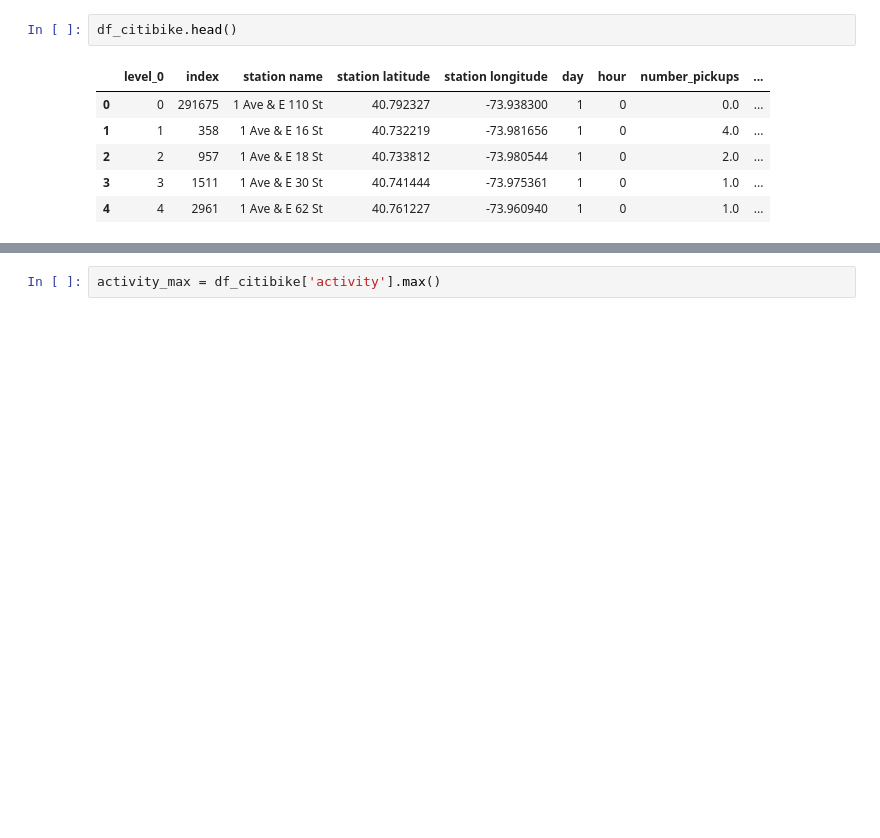
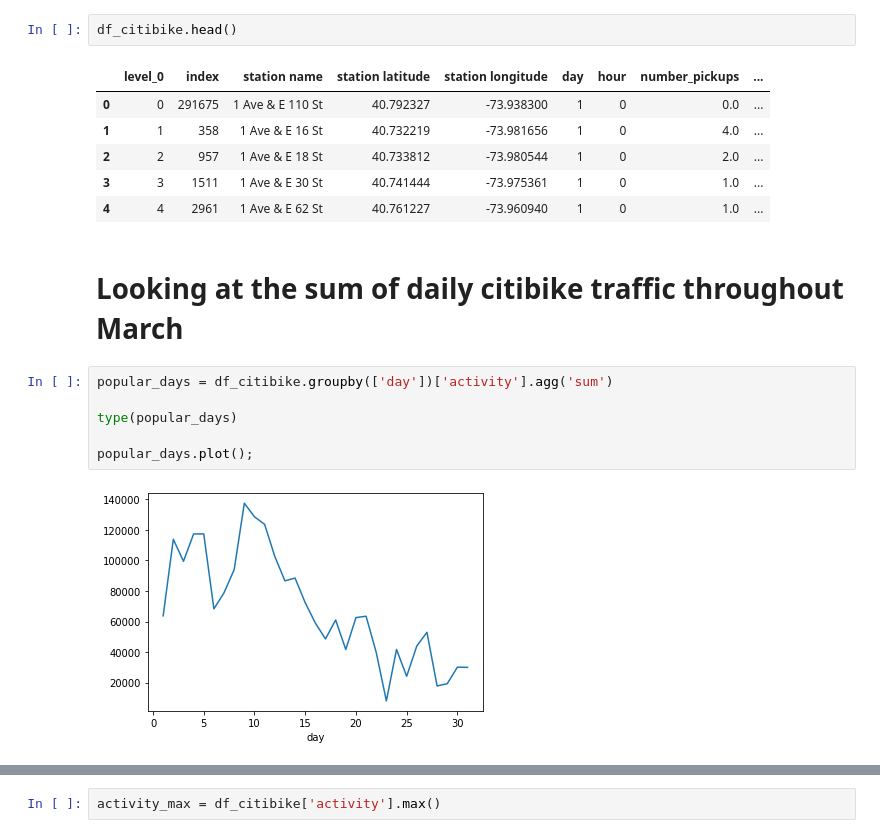
Before and after one commit to annaguidi/citibike_ridership_timelapse, a Jupyter notebook: final project.ipynb, the cells around one changed output, grey strips where cells are left out. Drawn from its saved outputs; the diff is of its cells as text; blank space fills up the shorter version.

```diff
--- a/final project.ipynb
+++ b/final project.ipynb
@@ -261,3 +249,13 @@ df_citibike.head()
 | 2 | 2 | 957 | 1 Ave & E 18 St | 40.733812 | -73.980544 | 1 | 0 | 2.0 | ... |
 | 3 | 3 | 1511 | 1 Ave & E 30 St | 40.741444 | -73.975361 | 1 | 0 | 1.0 | ... |
 | 4 | 4 | 2961 | 1 Ave & E 62 St | 40.761227 | -73.960940 | 1 | 0 | 1.0 | ... |
+# %% [markdown]
+# Looking at the sum of daily citibike traffic throughout March
+# %%
+popular_days = df_citibike.groupby(['day'])['activity'].agg('sum')
+
+type(popular_days)
+
+popular_days.plot();
+# %% [output]
+[figure, added]
```
Also changed, not shown: parts of 8 cells of this notebook.
